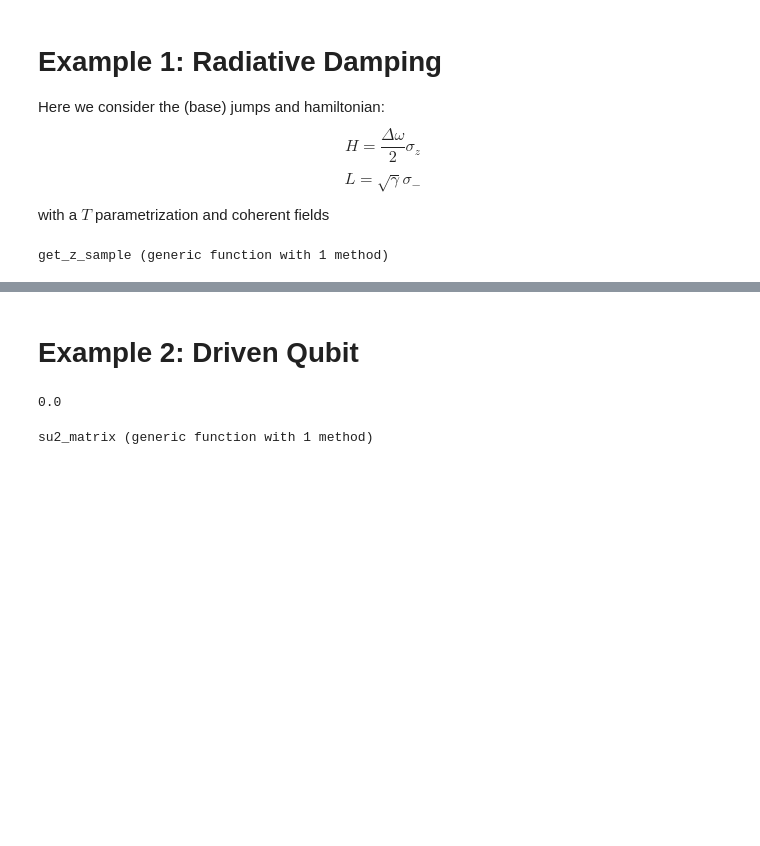
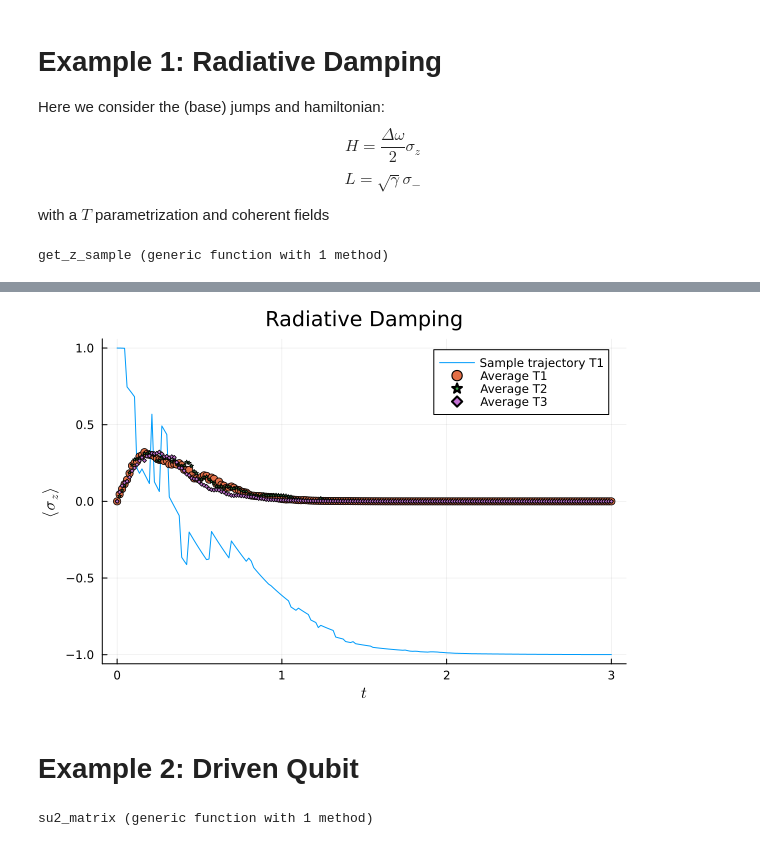
Before and after one commit to Ste1nb0cK/BackAction.jl, a Jupyter notebook: notebooks/NewUnravelings.ipynb, the cells around one changed output, grey strips where cells are left out. Drawn from its saved outputs; the diff is of its cells as text; code cells hidden in the pictures; blank space fills up the shorter version.

```diff
--- a/notebooks/NewUnravelings.ipynb
+++ b/notebooks/NewUnravelings.ipynb
@@ -59,32 +57,12 @@ plot!(t_eval, t -> 2*exp(-BackAction.rd_gamma*t) - 1, label="Analytical", linewi
 # %%
 plot(t_eval, z_sample1[:, 1], label="Sample trajectory T1", xlabel=L"t", ylabel=L"\langle\sigma_z\rangle", title="Radiative Damping")
-plot!(t_eval, z_sample2[:, 2], label="Sample trajectory T2")
-plot!(t_eval, z_sample3[:, 3], label="Sample trajectory T3")
 scatter!(t_eval, dropdims(var(z_sample1, dims=2), dims=2), label="Average T1")
 scatter!(t_eval, dropdims(var(z_sample2, dims=2), dims=2), label="Average T2", markersize=2, markershape=:star)
 scatter!(t_eval, dropdims(var(z_sample3, dims=2), dims=2), label="Average T3", markersize=2, markershape=:diamond)
-plot!(t_eval, t -> 2*exp(-BackAction.rd_gamma*t) - 1, label="Analytical", linewidth=3, line=:dash)
+# %% [output]
+[figure, added]
 # %% [markdown]
 # Example 2: Driven Qubit
-# %%
-# Time evaluation stuff
-ntimes = 75
-params = SimulParameters([1.0+0im; 0.0],
-    25.0, #tf
-    1, # seed
-    5_000, # Number of trajectories
-    25_000, # Number of samples in the finegrid
-    4.0, # Multiplier to use in the fine grid
-    1e-3 # Tolerance for passing Dark state test
-)
-t_eval = collect(LinRange(0.0, params.tf, ntimes));
-# Parameters
-gamma = 1.0
-delta = 0.5
-omega = 0.5
-nbar = 0.0
-# %% [output]
-0.0
 # %%
 function su2_matrix(theta, phi, psi)
     return [exp(1im*phi)*cos(theta) exp(1im*psi)*sin(theta); -exp(-1im*psi)*sin(theta) exp(-1im*phi)*cos(theta)]
```
Also changed, not shown: parts of 11 cells of this notebook, 7 other files.
